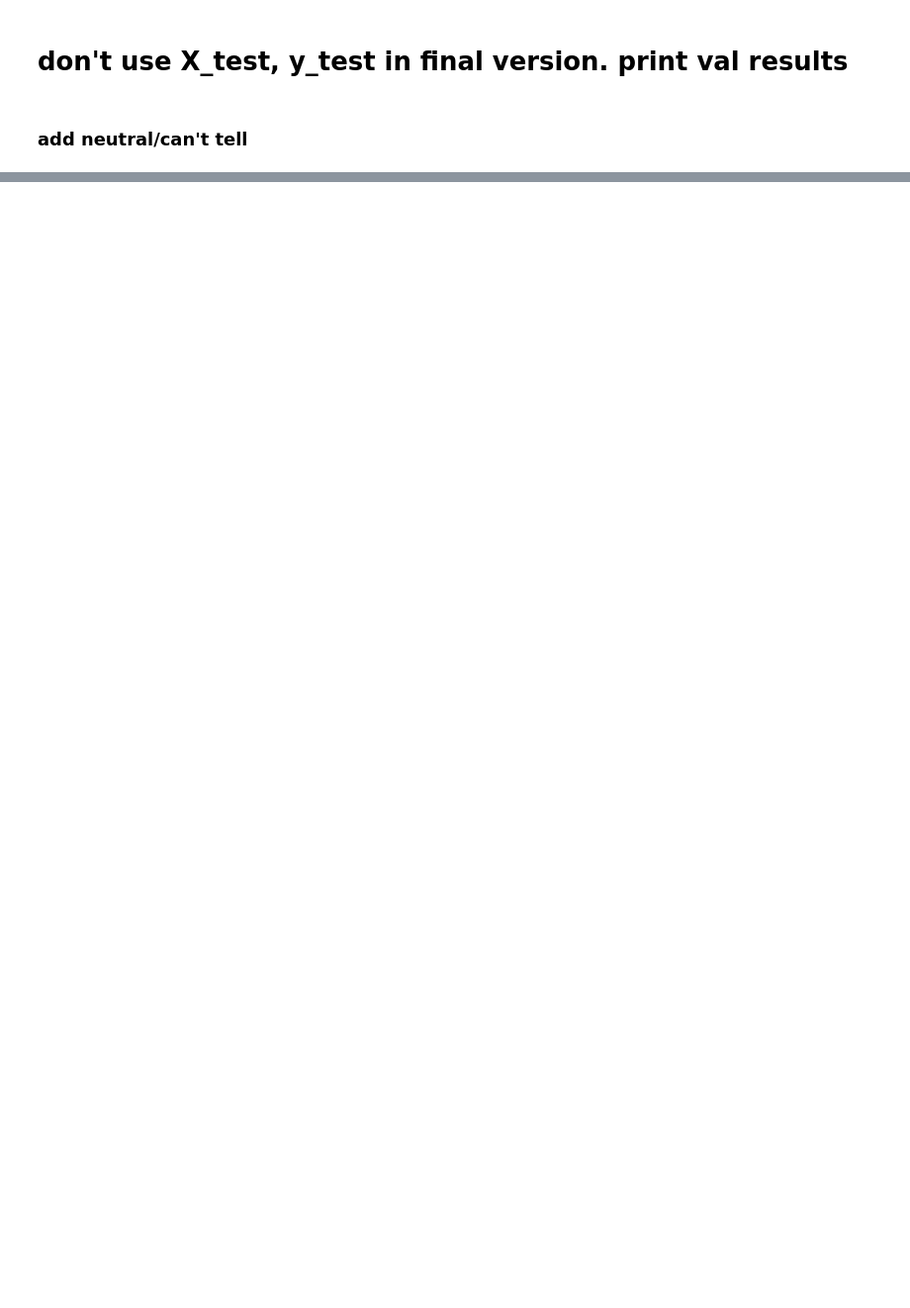
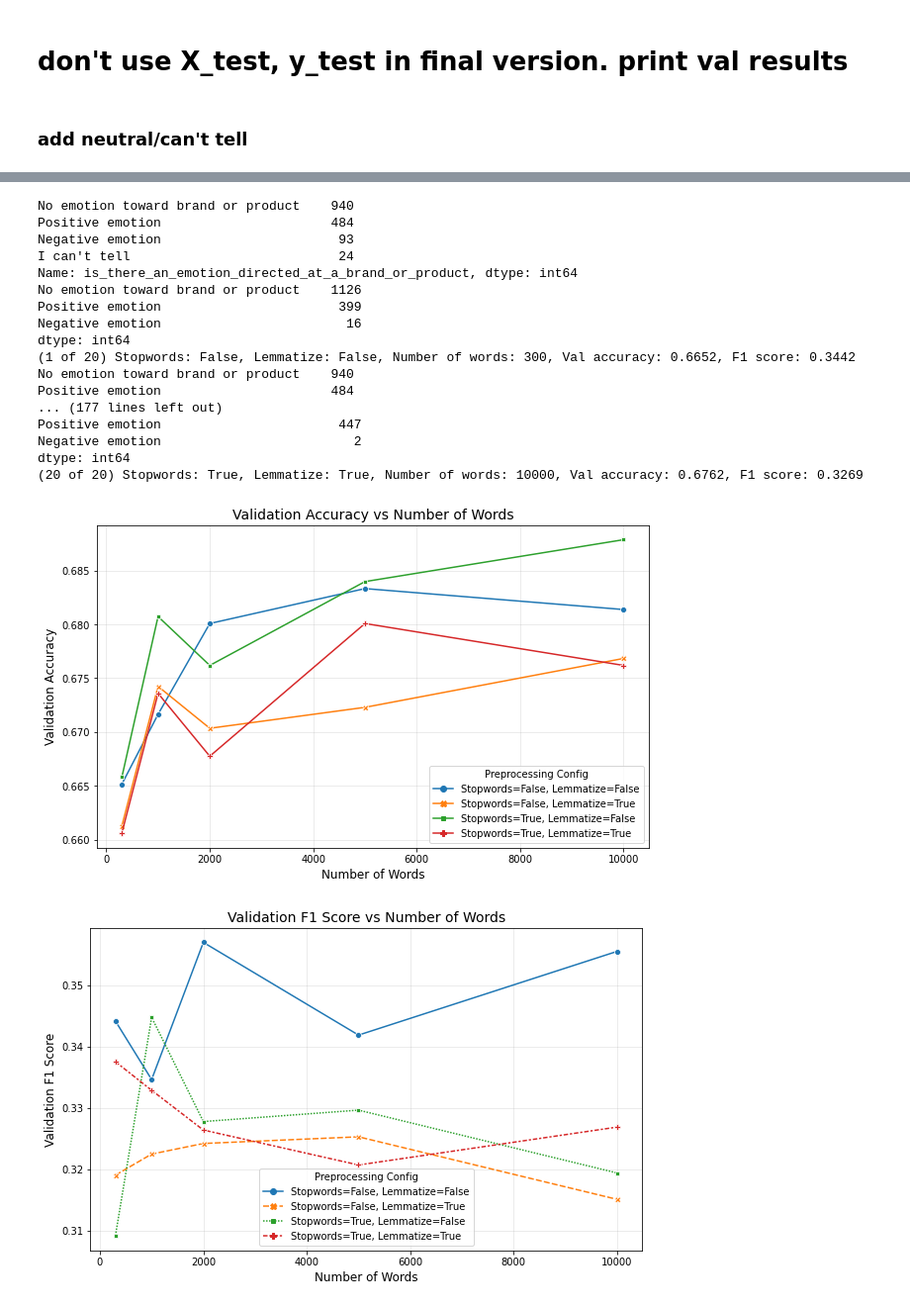
Before and after one commit to MattLeRoi/nlp_product_sentiment_project, a Jupyter notebook: Untitled.ipynb, the cells around one changed output, grey strips where cells are left out. Shown at 99% size. Drawn from its saved outputs; the diff is of its cells as text; code cells hidden in the pictures; blank space fills up the shorter version.

```diff
--- a/Untitled.ipynb
+++ b/Untitled.ipynb
@@ -276,14 +287,20 @@ def run_pipe(X,y, num_words=2000,
 
     return max(pipe_history["val_accuracy"]), pipe_f1;
 # %%
-def parameter_check (X_train, y_train, num_words_list, plot=True, balance_classes=False):
+def parameter_check (X_par, y_par, num_words_list, plot=True, balance_classes=False, show_results=False):
 
     results=pd.DataFrame(columns=["number_of_words","val_accuracy", 'remove_stopwords', 'lemmatize', 'f1'])
     i=1
     for x in num_words_list:
         for stop_tf in [False,True]:
             for lem_tf in [False,True]:
-                acc, f1=run_pipe(X_train,y_train, num_words=x,remove_stopwords=stop_tf, lemmatize=lem_tf, balance_classes=balance_classes)
+                acc, f1=run_pipe(X_par,y_par,
+                                 num_words=x,
+                                 remove_stopwords=stop_tf,
+                                 lemmatize=lem_tf,
+                                 balance_classes=balance_classes,
+                                 show_results=show_results)
+
                 print(f'({i} of {len(num_words_list)*4}) Stopwords: {stop_tf}, Lemmatize: {lem_tf}, Number of words: {x}, Val accuracy: {round(acc,4)}, F1 score: {round(f1,4)}')
                 new_row_data = {'number_of_words': [x], 'val_accuracy': [acc], 'remove_stopwords': [stop_tf], 'lemmatize': [lem_tf], 'f1': [f1]}
                 new_row = pd.DataFrame(new_row_data)
@@ -450,0 +390,9 @@ run_pipe(X_train,y_train, num_words=500, num_epochs=300, remove_stopwords=False,
+# %%
+rand_df = df.sample(frac=1, random_state=42).reset_index(drop=True)
+# %%
+tweets = rand_df['tweet_text']
+sentiment = rand_df['is_there_an_emotion_directed_at_a_brand_or_product'].copy()
+# %%
+X_train_all, X_test_all, y_train_all, y_test_all = train_test_split(tweets,sentiment, test_size=0.15, random_state=37, stratify=sentiment)
+# X_val_all = X_train_all[-int(len(X_train_all) * 0.2):]
+# y_val_all = y_train_all[-int(len(y_train_all) * 0.2):]
@@ -450,0 +427,23 @@ run_pipe(X_train,y_train, num_words=500, num_epochs=300, remove_stopwords=False,
+# %%
+num_words_list = [300, 1000, 2000, 5000, 10000]
+results = parameter_check(X_train_all,y_train_all, num_words_list, balance_classes=False)
+# %% [output]
+No emotion toward brand or product    940
+Positive emotion                      484
+Negative emotion                       93
+I can't tell                           24
+Name: is_there_an_emotion_directed_at_a_brand_or_product, dtype: int64
+No emotion toward brand or product    1126
+Positive emotion                       399
+Negative emotion                        16
+dtype: int64
+(1 of 20) Stopwords: False, Lemmatize: False, Number of words: 300, Val accuracy: 0.6652, F1 score: 0.3442
+No emotion toward brand or product    940
+Positive emotion                      484
+... (177 lines left out)
+Positive emotion                       447
+Negative emotion                         2
+dtype: int64
+(20 of 20) Stopwords: True, Lemmatize: True, Number of words: 10000, Val accuracy: 0.6762, F1 score: 0.3269
+[figure, added]
+[figure, added]
```
Also changed, not shown: parts of 16 cells of this notebook.
